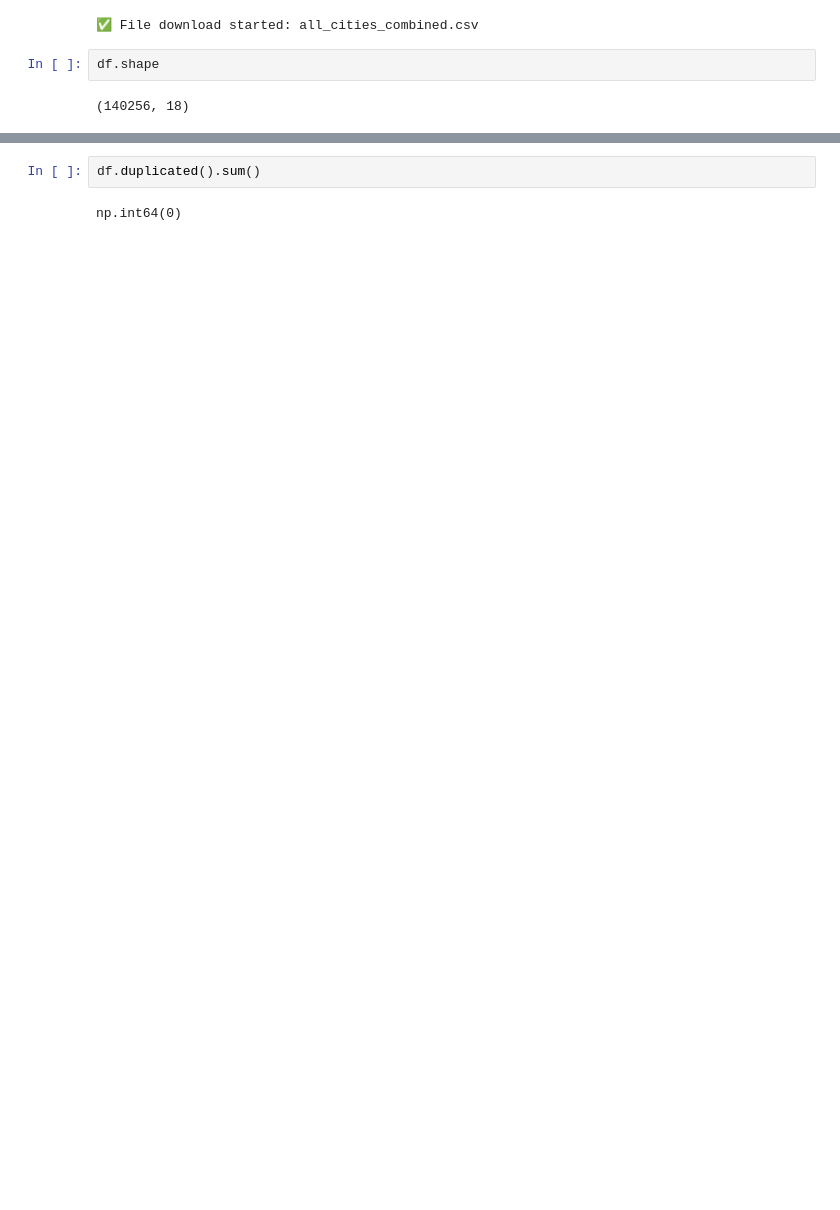
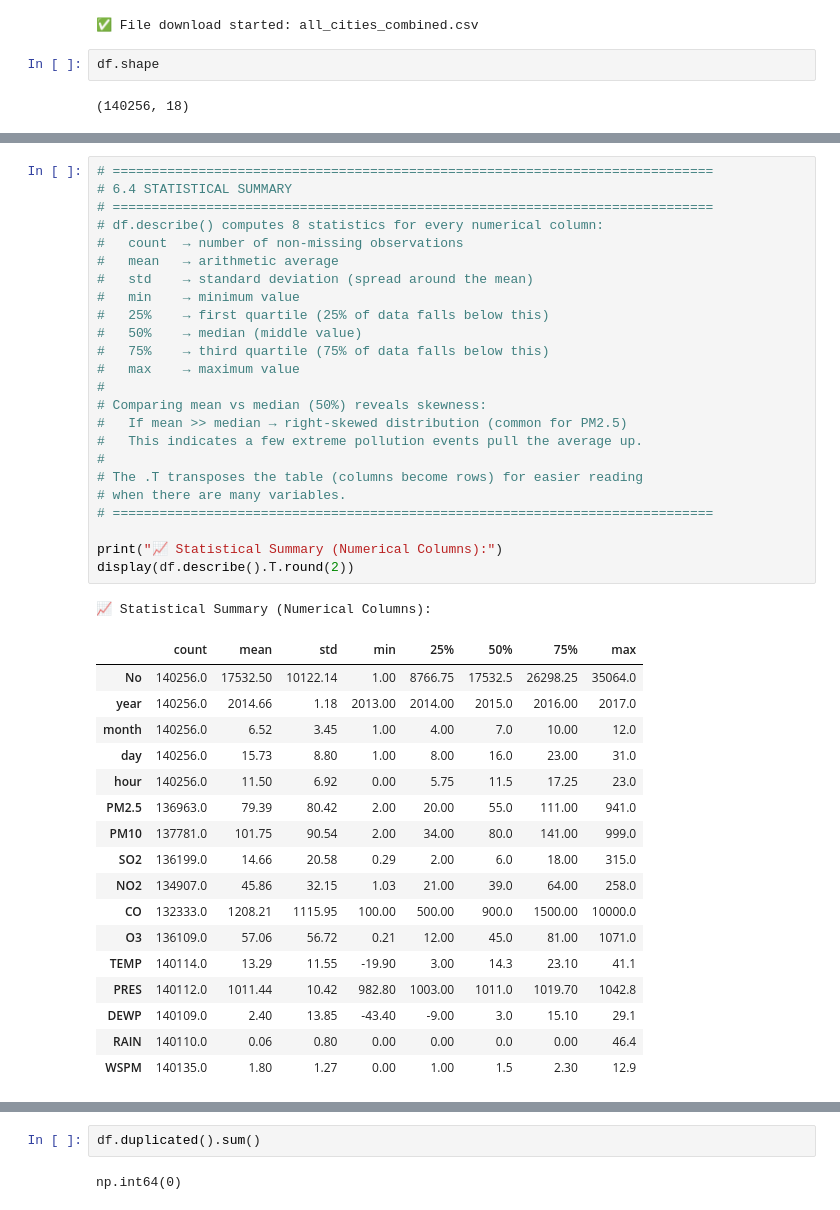
Before and after one commit to oyegokeademola25-beep/ASSESSMENT_DATA_SET, a Jupyter notebook: Copy_of_CMP7001_Assessment.ipynb, the cells around one changed output, grey strips where cells are left out. Saved outputs shown, nothing was run; the diff lists cells and outputs as text; blank space fills up the shorter version.

```diff
--- a/Copy_of_CMP7001_Assessment.ipynb
+++ b/Copy_of_CMP7001_Assessment.ipynb
@@ -349,0 +399,43 @@ df["day"] = df["date"].dt.day
+# %%
+# =============================================================================
+# 6.4 STATISTICAL SUMMARY
+# =============================================================================
+# df.describe() computes 8 statistics for every numerical column:
+#   count  → number of non-missing observations
+#   mean   → arithmetic average
+#   std    → standard deviation (spread around the mean)
+#   min    → minimum value
+#   25%    → first quartile (25% of data falls below this)
+#   50%    → median (middle value)
+#   75%    → third quartile (75% of data falls below this)
+#   max    → maximum value
+#
+# Comparing mean vs median (50%) reveals skewness:
+#   If mean >> median → right-skewed distribution (common for PM2.5)
+#   This indicates a few extreme pollution events pull the average up.
+#
+# The .T transposes the table (columns become rows) for easier reading
+# when there are many variables.
+# =============================================================================
+
+print("📈 Statistical Summary (Numerical Columns):")
+display(df.describe().T.round(2))
+# %% [output]
+📈 Statistical Summary (Numerical Columns):
+|  | count | mean | std | min | 25% | 50% | 75% | max |
+| No | 140256.0 | 17532.50 | 10122.14 | 1.00 | 8766.75 | 17532.5 | 26298.25 | 35064.0 |
+| year | 140256.0 | 2014.66 | 1.18 | 2013.00 | 2014.00 | 2015.0 | 2016.00 | 2017.0 |
+| month | 140256.0 | 6.52 | 3.45 | 1.00 | 4.00 | 7.0 | 10.00 | 12.0 |
+| day | 140256.0 | 15.73 | 8.80 | 1.00 | 8.00 | 16.0 | 23.00 | 31.0 |
+| hour | 140256.0 | 11.50 | 6.92 | 0.00 | 5.75 | 11.5 | 17.25 | 23.0 |
+| PM2.5 | 136963.0 | 79.39 | 80.42 | 2.00 | 20.00 | 55.0 | 111.00 | 941.0 |
+| PM10 | 137781.0 | 101.75 | 90.54 | 2.00 | 34.00 | 80.0 | 141.00 | 999.0 |
+| SO2 | 136199.0 | 14.66 | 20.58 | 0.29 | 2.00 | 6.0 | 18.00 | 315.0 |
+| NO2 | 134907.0 | 45.86 | 32.15 | 1.03 | 21.00 | 39.0 | 64.00 | 258.0 |
+| CO | 132333.0 | 1208.21 | 1115.95 | 100.00 | 500.00 | 900.0 | 1500.00 | 10000.0 |
+| O3 | 136109.0 | 57.06 | 56.72 | 0.21 | 12.00 | 45.0 | 81.00 | 1071.0 |
+| TEMP | 140114.0 | 13.29 | 11.55 | -19.90 | 3.00 | 14.3 | 23.10 | 41.1 |
+| PRES | 140112.0 | 1011.44 | 10.42 | 982.80 | 1003.00 | 1011.0 | 1019.70 | 1042.8 |
+| DEWP | 140109.0 | 2.40 | 13.85 | -43.40 | -9.00 | 3.0 | 15.10 | 29.1 |
+| RAIN | 140110.0 | 0.06 | 0.80 | 0.00 | 0.00 | 0.0 | 0.00 | 46.4 |
+| WSPM | 140135.0 | 1.80 | 1.27 | 0.00 | 1.00 | 1.5 | 2.30 | 12.9 |
```
Also changed, not shown: parts of 14 cells of this notebook.
